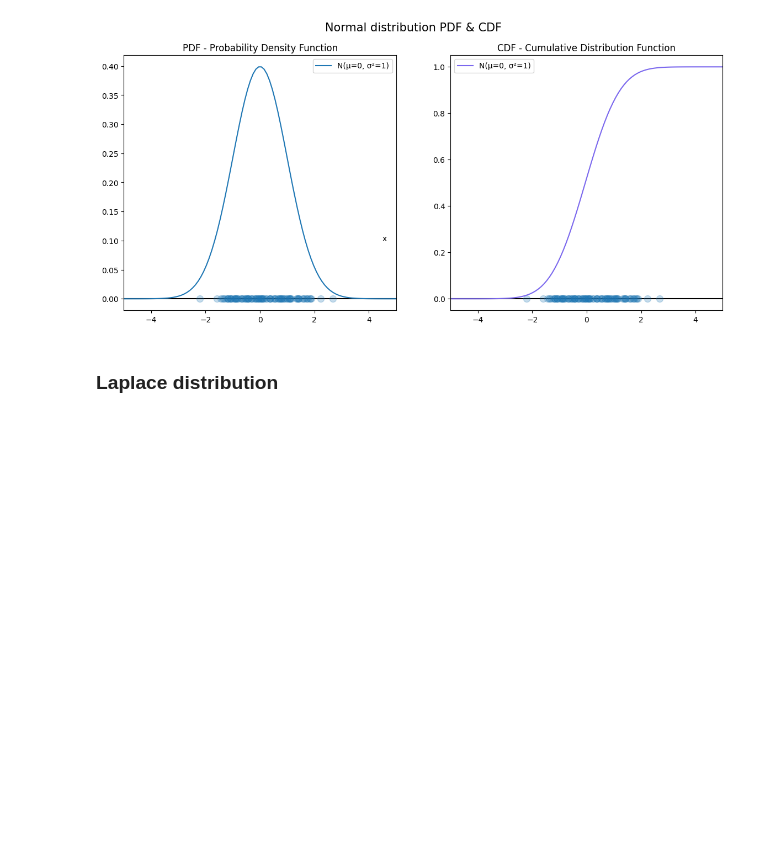
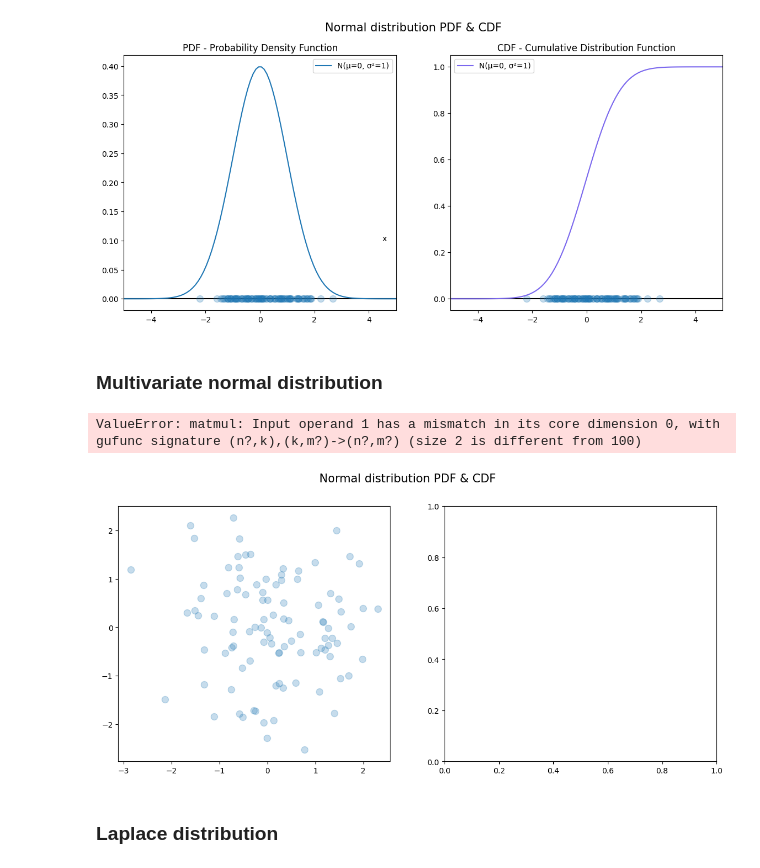
Before and after one commit to szmidapatrik/machine-learning, a Jupyter notebook: ipynb/dist.ipynb, the cells around one changed output. Drawn from its saved outputs; the diff is of its cells as text; code cells hidden in the pictures; blank space fills up the shorter version.

```diff
--- a/dist.ipynb
+++ b/ipynb/dist.ipynb
@@ -66,3 +66,5 @@ ax[1].legend()
 # %% [output]
 <matplotlib.legend.Legend at 0x...>
 [figure]
+# %% [markdown]
+### Multivariate normal distribution
@@ -69,3 +108,20 @@ ax[1].legend()
+# %%
+# Normal distribution
+size = 100
+norm = MultivariateNormalDistribution([0,0],[[1,0],[0,1]])
+data = norm.sample(size)
+zeros = norm.zeros(size)
+x = np.linspace(-5,5,size)
+
+# Plot
+fig, ax = plt.subplots(1,2,figsize=(14,6))
+fig.suptitle('Normal distribution PDF & CDF', size=15)
+
+ax[0].scatter(data[:,0], data[:,1], alpha=0.25, zorder=2, s=75)
+norm.pdf(data)
+# %% [output]
+ValueError: matmul: Input operand 1 has a mismatch in its core dimension 0, with gufunc signature (n?,k),(k,m?)->(n?,m?) (size 2 is different from 100)
+[figure, added]
 # %% [markdown]
 ### Laplace distribution
 # %%
```
Also changed, not shown: parts of 1 cell of this notebook, 14 other files.
